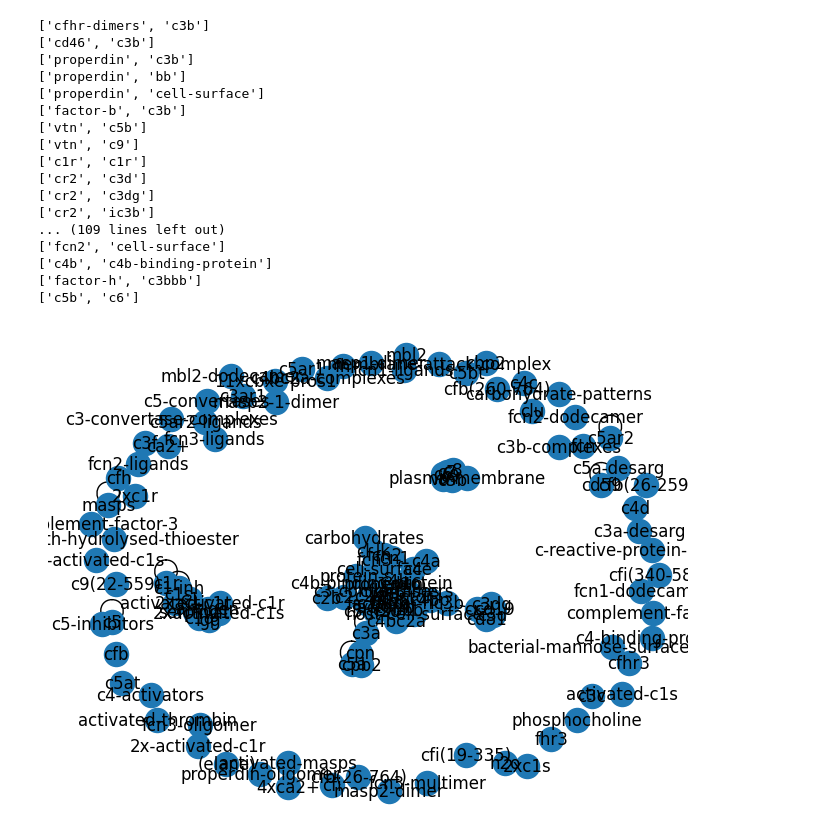
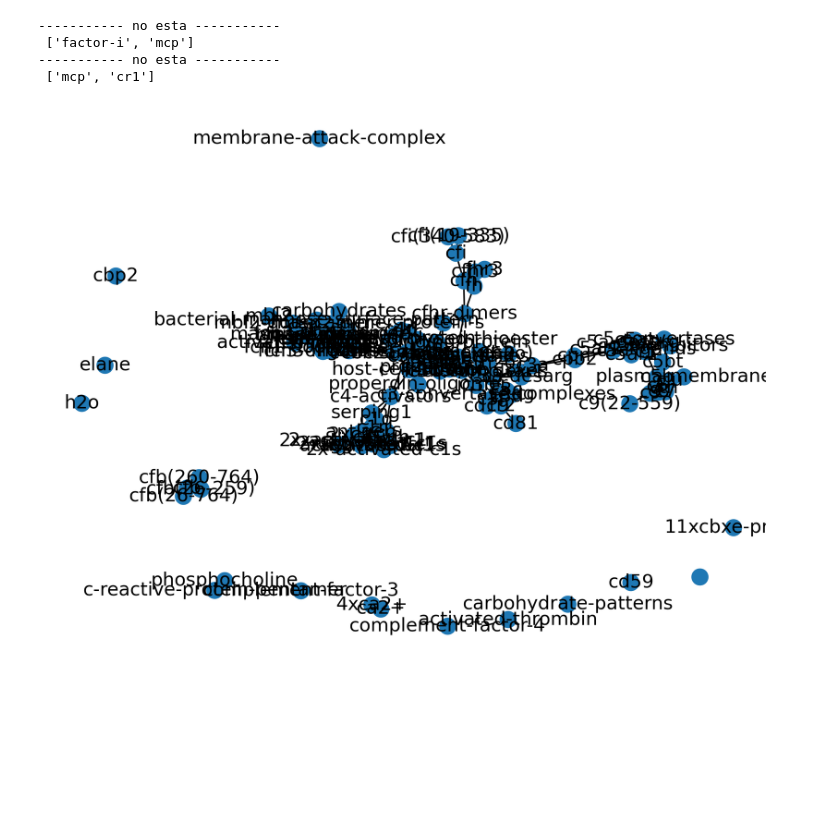
Before and after one commit to nick0413/Sociofisica, a Jupyter notebook: Graficar.ipynb, the cells around one changed output. Cells and saved outputs as stored; diff of their text form; code cells hidden in the pictures; blank space fills up the shorter version.

```diff
--- a/Graficar.ipynb
+++ b/Graficar.ipynb
@@ -4,36 +25,45 @@ import networkx as nx
 # %%
-conexiones=open("Conexiones.txt",'r').read().split('\n')
-nodos=open("Componentes.txt",'r').read().split('\n')
+conexiones=				open("Conexiones.txt",'r').read().split('\n')
+nodos=					open("Componentes.txt",'r').read().split('\n')
+conexiones_implicitas=	open("Conexiones_implicitas.txt",'r').read().split('\n')
 
 G=nx.Graph()
 
 for nodo in nodos:
-    G.add_node(nodo)
+	G.add_node(nodo)
 
 for conexion in conexiones:
-    elementos=conexion.split(',')
-    print(elementos)
-    G.add_edge(elementos[0],elementos[1])
+	elementos=conexion.split(',')
+	if G.has_node(elementos[0]) and G.has_node(elementos[1]):
+		G.add_edge(elementos[0],elementos[1])
+	else:
+		print('----------- no esta -----------\n',elementos)
+for conexion in conexiones_big_brother:
+	if G.has_node(elementos[0]) and G.has_node(elementos[1]):
+		G.add_edge(conexion[0],conexion[1])
+	else:
+		print('----------- no esta -----------\n',conexion)
+
+
+
+for conex_implicita in conexiones_implicitas:
+	elementos=conex_implicita.split(',')
+	#print(elementos)
+	if G.has_node(elementos[0]) and G.has_node(elementos[1]):
+		#print(elementos)
+		G.add_edge(elementos[0],elementos[1])
+	else:
+		print('----------- no esta -----------\n',elementos)
+
+
+
+plt.figure(dpi=300)
+G.remove_edges_from(nx.selfloop_edges(G))
+nx.draw(G,with_labels=True,node_size=100)
 # %% [output]
-['cfhr-dimers', 'c3b']
-['cd46', 'c3b']
-['properdin', 'c3b']
-['properdin', 'bb']
-['properdin', 'cell-surface']
-['factor-b', 'c3b']
-['vtn', 'c5b']
-['vtn', 'c9']
-['c1r', 'c1r']
-['cr2', 'c3d']
-['cr2', 'c3dg']
-['cr2', 'ic3b']
-... (109 lines left out)
-['fcn2', 'cell-surface']
-['c4b', 'c4b-binding-protein']
-['factor-h', 'c3bbb']
-['c5b', 'c6']
+----------- no esta -----------
+ ['factor-i', 'mcp']
+----------- no esta -----------
+ ['mcp', 'cr1']
+[figure, added]
-# %%
-nx.draw(G,with_labels=True)
-# %% [output]
-[figure, removed]
 # %%
```
Also changed, not shown: parts of 4 cells of this notebook, 8 other files.
